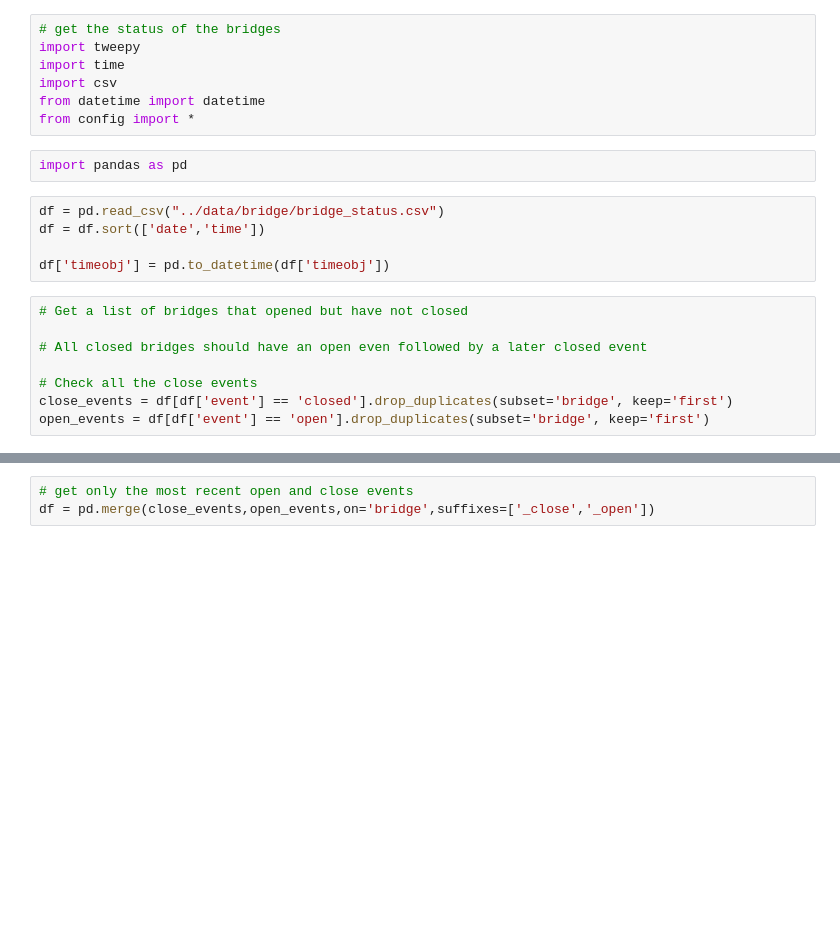
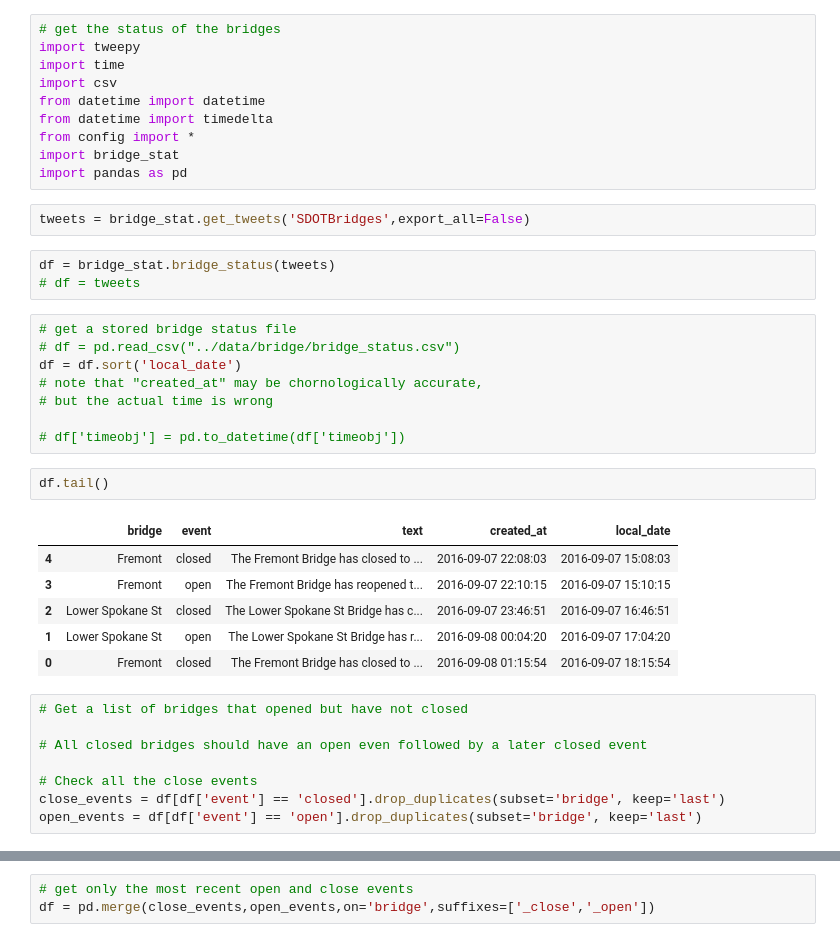
Before and after one commit to bricegnichols/bridge-stat, a Jupyter notebook: notebooks/bridge_status.ipynb, the cells around one changed output, grey strips where cells are left out. Drawn from its saved outputs; the diff is of its cells as text; blank space fills up the shorter version.

```diff
--- a/notebooks/bridge_status.ipynb
+++ b/notebooks/bridge_status.ipynb
@@ -4,19 +4,37 @@ import tweepy
 import time
 import csv
 from datetime import datetime
+from datetime import timedelta
 from config import *
+import bridge_stat
+import pandas as pd
-# %%
-import pandas as pd
+# %%
+tweets = bridge_stat.get_tweets('SDOTBridges',export_all=False)
+# %%
+df = bridge_stat.bridge_status(tweets)
+# df = tweets
 # %%
-df = pd.read_csv("../data/bridge/bridge_status.csv")
-df = df.sort(['date','time'])
+# get a stored bridge status file
+# df = pd.read_csv("../data/bridge/bridge_status.csv")
+df = df.sort('local_date')
+# note that "created_at" may be chornologically accurate,
+# but the actual time is wrong
 
-df['timeobj'] = pd.to_datetime(df['timeobj'])
+# df['timeobj'] = pd.to_datetime(df['timeobj'])
+# %%
+df.tail()
+# %% [output]
+|  | bridge | event | text | created_at | local_date |
+| 4 | Fremont | closed | The Fremont Bridge has closed to ... | 2016-09-07 22:08:03 | 2016-09-07 15:08:03 |
+| 3 | Fremont | open | The Fremont Bridge has reopened t... | 2016-09-07 22:10:15 | 2016-09-07 15:10:15 |
+| 2 | Lower Spokane St | closed | The Lower Spokane St Bridge has c... | 2016-09-07 23:46:51 | 2016-09-07 16:46:51 |
+| 1 | Lower Spokane St | open | The Lower Spokane St Bridge has r... | 2016-09-08 00:04:20 | 2016-09-07 17:04:20 |
+| 0 | Fremont | closed | The Fremont Bridge has closed to ... | 2016-09-08 01:15:54 | 2016-09-07 18:15:54 |
 # %%
 # Get a list of bridges that opened but have not closed
 
 # All closed bridges should have an open even followed by a later closed event
 
 # Check all the close events
-close_events = df[df['event'] == 'closed'].drop_duplicates(subset='bridge', keep='first')
-open_events = df[df['event'] == 'open'].drop_duplicates(subset='bridge', keep='first')
+close_events = df[df['event'] == 'closed'].drop_duplicates(subset='bridge', keep='last')
+open_events = df[df['event'] == 'open'].drop_duplicates(subset='bridge', keep='last')
```
Also changed, not shown: parts of 14 cells of this notebook, 1 other file.
